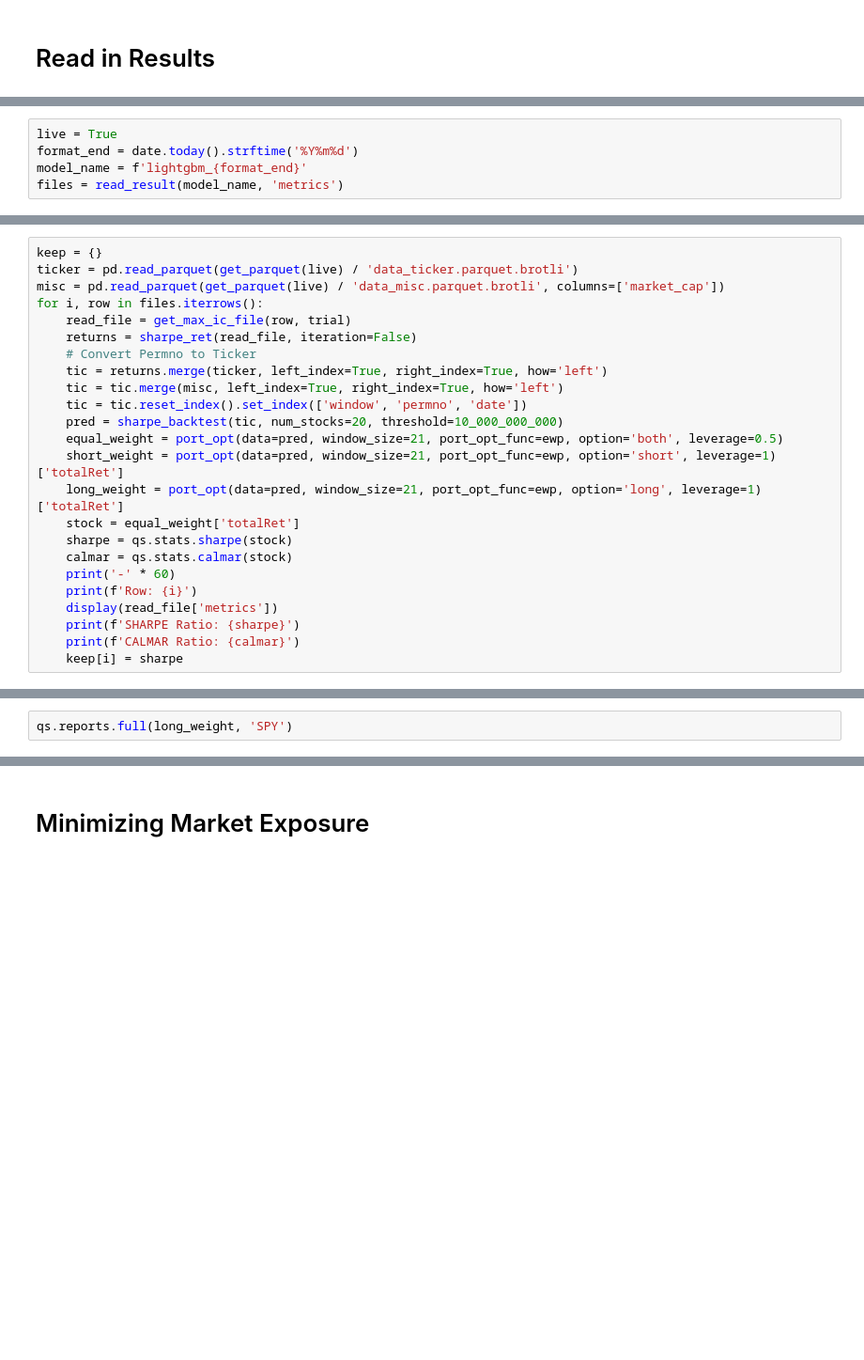
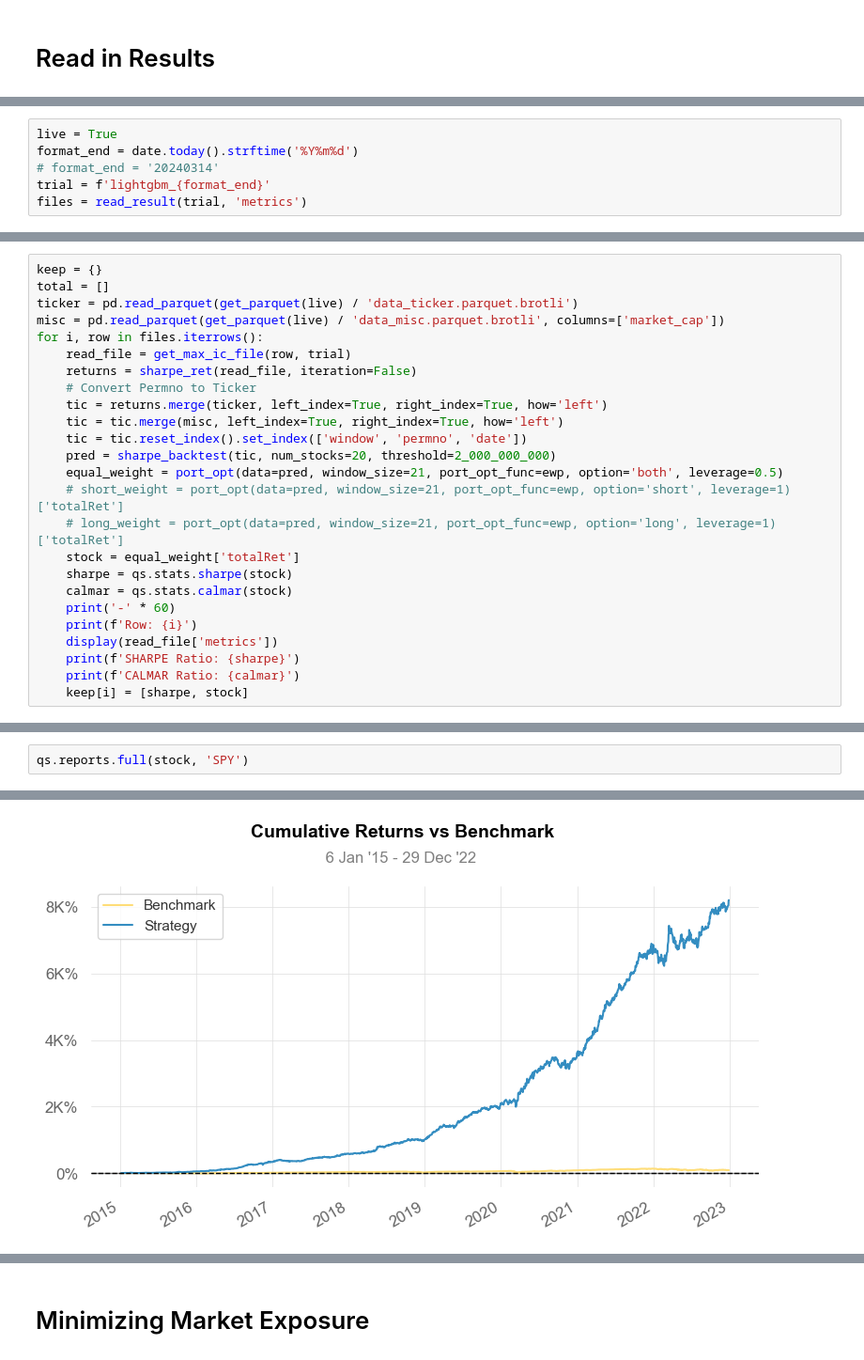
Before and after one commit to jfan1256/algofacto, a Jupyter notebook: trade_historical/exec_strat/strat_ml_ret_exposure.ipynb, the cells around one changed output, grey strips where cells are left out. Shown at 94% size. Cells and saved outputs as stored; diff of their text form; blank space fills up the shorter version.

```diff
--- a/trade_historical/exec_strat/strat_ml_ret_exposure.ipynb
+++ b/trade_historical/exec_strat/strat_ml_ret_exposure.ipynb
@@ -710,5 +712,6 @@ files = read_result(trial, 'metrics')
 # %%
 live = True
 format_end = date.today().strftime('%Y%m%d')
-model_name = f'lightgbm_{format_end}'
-files = read_result(model_name, 'metrics')
+# format_end = '20240314'
+trial = f'lightgbm_{format_end}'
+files = read_result(trial, 'metrics')
@@ -715,5 +722,6 @@ files = read_result(model_name, 'metrics')
 # %%
 keep = {}
+total = []
 ticker = pd.read_parquet(get_parquet(live) / 'data_ticker.parquet.brotli')
 misc = pd.read_parquet(get_parquet(live) / 'data_misc.parquet.brotli', columns=['market_cap'])
 for i, row in files.iterrows():
@@ -723,10 +731,10 @@ for i, row in files.iterrows():
     tic = returns.merge(ticker, left_index=True, right_index=True, how='left')
     tic = tic.merge(misc, left_index=True, right_index=True, how='left')
     tic = tic.reset_index().set_index(['window', 'permno', 'date'])
-    pred = sharpe_backtest(tic, num_stocks=20, threshold=10_000_000_000)
+    pred = sharpe_backtest(tic, num_stocks=20, threshold=2_000_000_000)
     equal_weight = port_opt(data=pred, window_size=21, port_opt_func=ewp, option='both', leverage=0.5)
-    short_weight = port_opt(data=pred, window_size=21, port_opt_func=ewp, option='short', leverage=1)['totalRet']
-    long_weight = port_opt(data=pred, window_size=21, port_opt_func=ewp, option='long', leverage=1)['totalRet']
+    # short_weight = port_opt(data=pred, window_size=21, port_opt_func=ewp, option='short', leverage=1)['totalRet']
+    # long_weight = port_opt(data=pred, window_size=21, port_opt_func=ewp, option='long', leverage=1)['totalRet']
     stock = equal_weight['totalRet']
     sharpe = qs.stats.sharpe(stock)
     calmar = qs.stats.calmar(stock)
@@ -735,5 +743,5 @@ for i, row in files.iterrows():
     display(read_file['metrics'])
     print(f'SHARPE Ratio: {sharpe}')
     print(f'CALMAR Ratio: {calmar}')
-    keep[i] = sharpe
+    keep[i] = [sharpe, stock]
 # %% [output]
@@ -741,2 +760,3 @@ for i, row in files.iterrows():
 # %%
-qs.reports.full(long_weight, 'SPY')
+qs.reports.full(stock, 'SPY')
+# %% [output]
@@ -742,0 +793 @@ qs.reports.full(long_weight, 'SPY')
+[figure, added]
```
Also changed, not shown: parts of 4 cells of this notebook, 15 other files.
